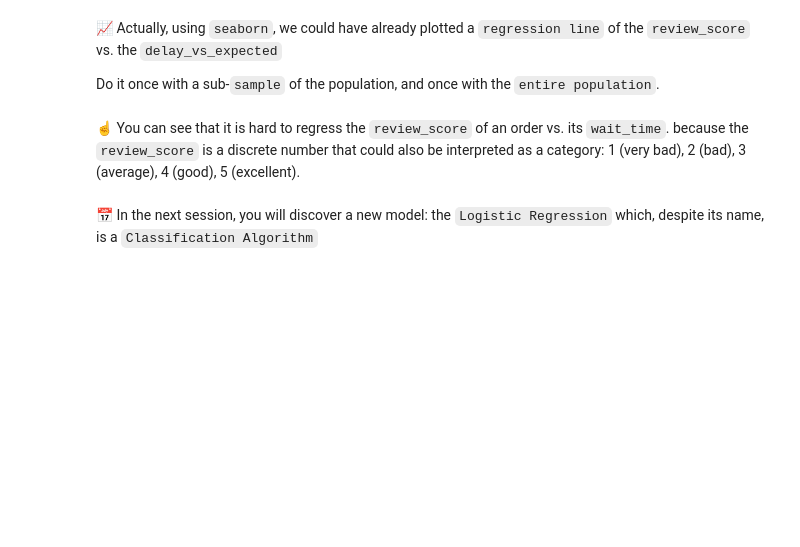
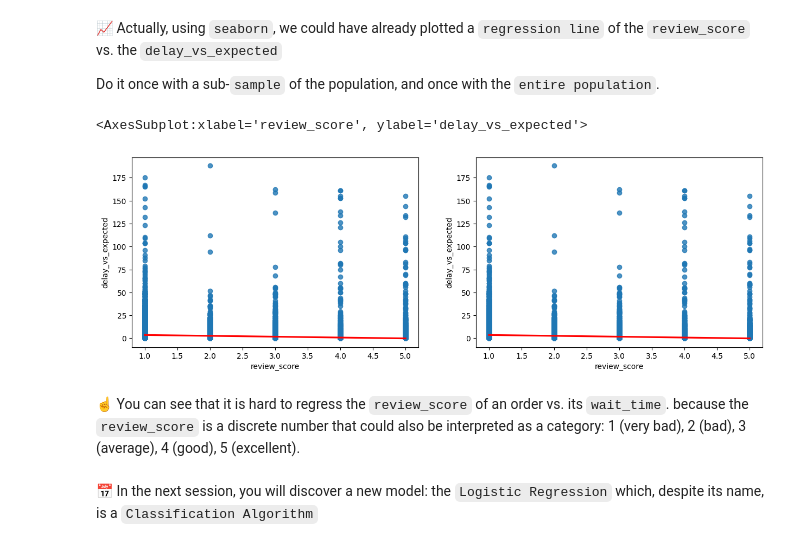
Before and after one commit to tanushrin/data-orders-regression, a Jupyter notebook: orders_regression.ipynb, the cells around one changed output. Drawn from its saved outputs; the diff is of its cells as text; code cells hidden in the pictures; blank space fills up the shorter version.

```diff
--- a/orders_regression.ipynb
+++ b/orders_regression.ipynb
@@ -176,3 +338,24 @@ Do it once with a sub-`sample` of the population, and once with the `entire popu
+# %%
+# YOUR CODE HERE
+plt.figure(figsize=(15, 10))
+plt.subplot(2, 2, 1)
+sns.regplot(
+    x=orders.review_score, y=orders.delay_vs_expected,
+    data = orders,
+    line_kws={"color": "red"},
+    ci=95
+)
+
+plt.subplot(2, 2, 2)
+sns.regplot(
+    x=orders.review_score, y=orders.delay_vs_expected,
+    data = orders.sample(50, random_state=42),
+    line_kws={"color": "red"},
+    ci=95
+)
+# %% [output]
+<AxesSubplot:xlabel='review_score', ylabel='delay_vs_expected'>
+[figure, added]
 # %% [markdown]
 ☝️ You can see that it is hard to regress the `review_score` of an order vs. its `wait_time`. because the `review_score` is a discrete number that could also be interpreted as a category: 1 (very bad), 2 (bad), 3 (average), 4 (good), 5 (excellent).
 # %% [markdown]
```
Also changed, not shown: parts of 21 cells of this notebook.
